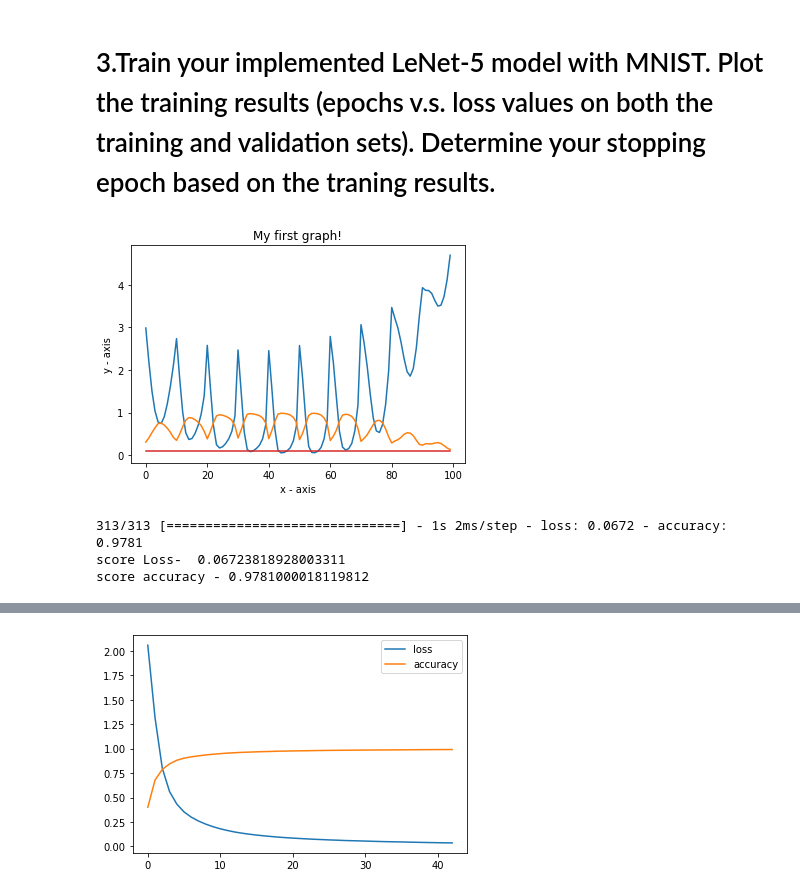
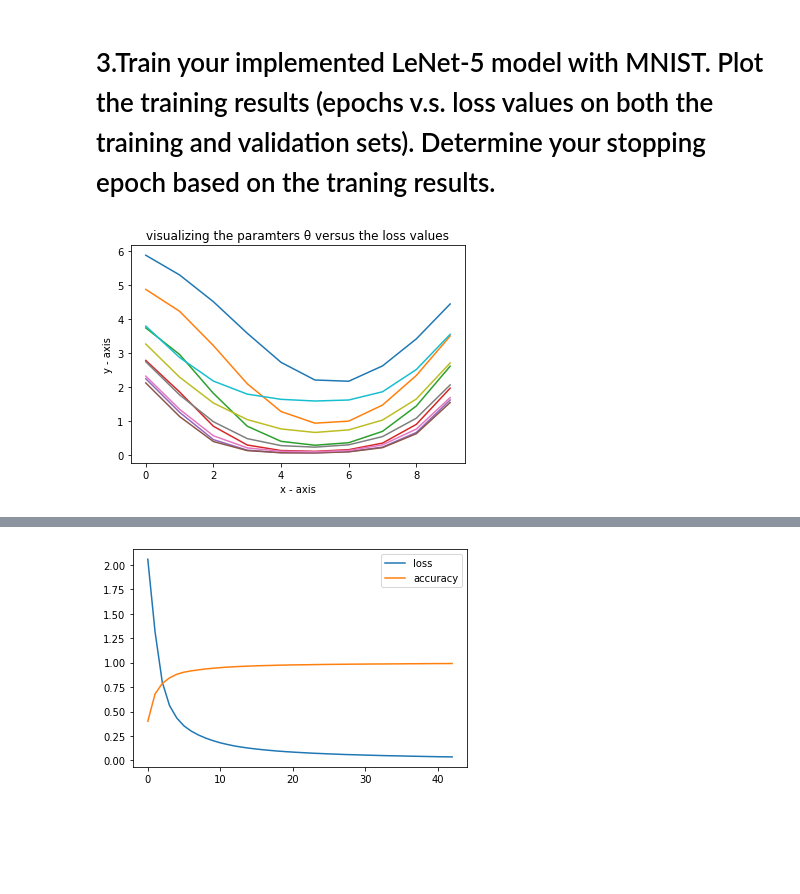
Before and after one commit to appersaravanan/Semeter-2-Assignment-1, a Jupyter notebook: Assignment_3.ipynb, the cells around one changed output, grey strips where cells are left out. Drawn from its saved outputs; the diff is of its cells as text; code cells hidden in the pictures; blank space fills up the shorter version.

```diff
--- a/Assignment_3.ipynb
+++ b/Assignment_3.ipynb
@@ -338,0 +357,10 @@ print(lenet[:].shape)
+# %%
+z_keys = lenet_model.metrics_names
+space = np.linspace(-1, 1, grid_length)
+X, Y = np.meshgrid(space, space)
+z_keys[0] = lenet_model.loss
+original_results = _obj_fn(lenet_model, (x_train, y_train), lenet_model.get_weights())
+plotValue={}
+for i, metric in enumerate(z_keys):
+    plotValue["original_" + metric] = original_results[i]
+    plotValue[metric] = lenet[:, i].reshape(X.shape)
@@ -341,20 +392,11 @@ print(lenet[:].shape)
 # %%
 import matplotlib.pyplot as plt
 
 
-# plotting the points
-plt.plot(lenet)
-plt.plot(mobilenet)
-
-# naming the x axis
+plt.plot(plotValue['categorical_crossentropy'])
 plt.xlabel('x - axis')
-# naming the y axis
 plt.ylabel('y - axis')
-
-# giving a title to my graph
-plt.title('My first graph!')
-
-# function to show the plot
+plt.title('visualizing the paramters θ versus the loss values')
 plt.show()
 # %% [output]
-[figure, old version]
+[figure, new version]
@@ -378,8 +402,0 @@ plt.show()
-# %%
-score = model.evaluate(x_test, y_test);
-print('score Loss- ', score[0])
-print('score accuracy -', score[1])
-# %% [output]
-313/313 [==============================] - 1s 2ms/step - loss: 0.0672 - accuracy: 0.9781
-score Loss-  0.06723818928003311
-score accuracy - 0.9781000018119812
```
Also changed, not shown: parts of 15 cells of this notebook.
